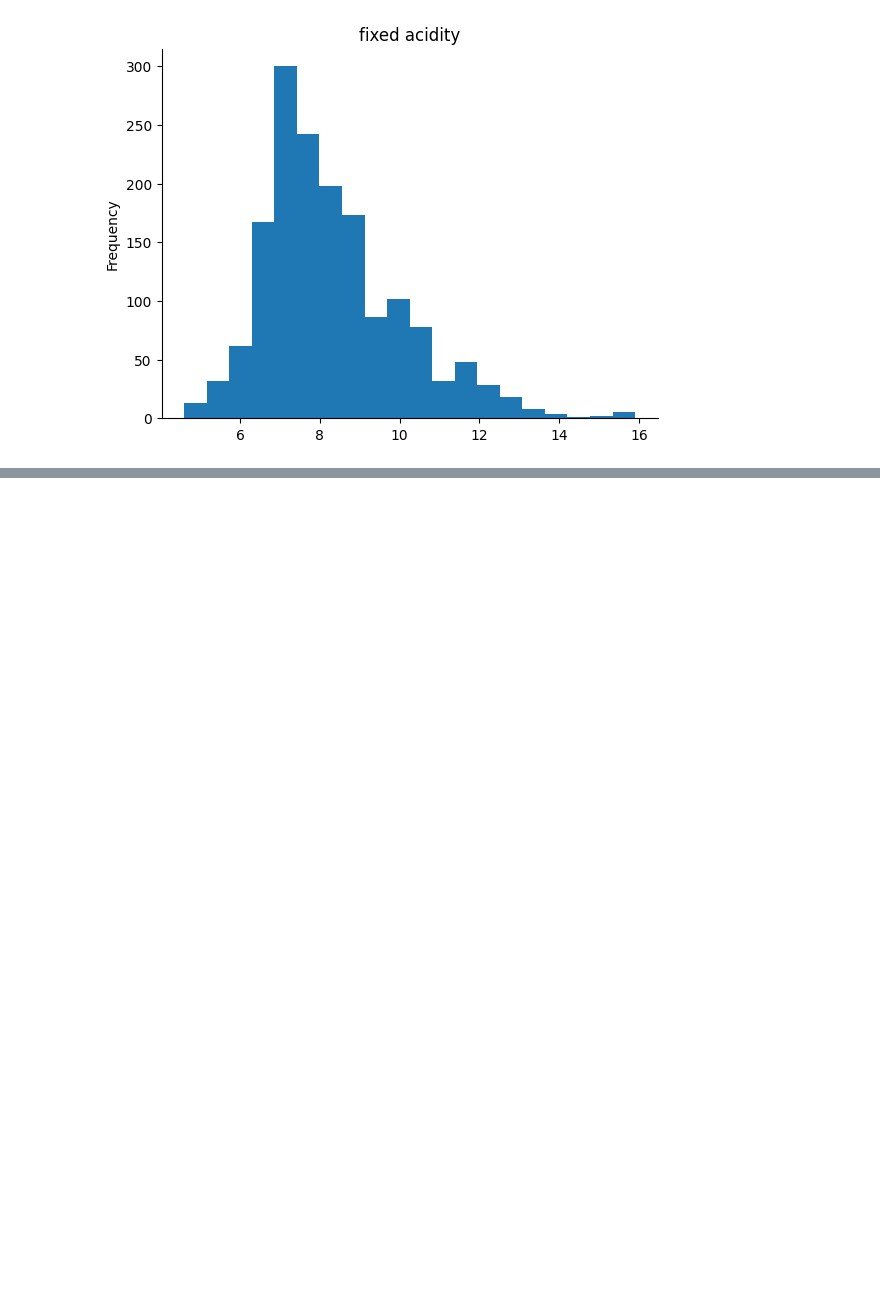
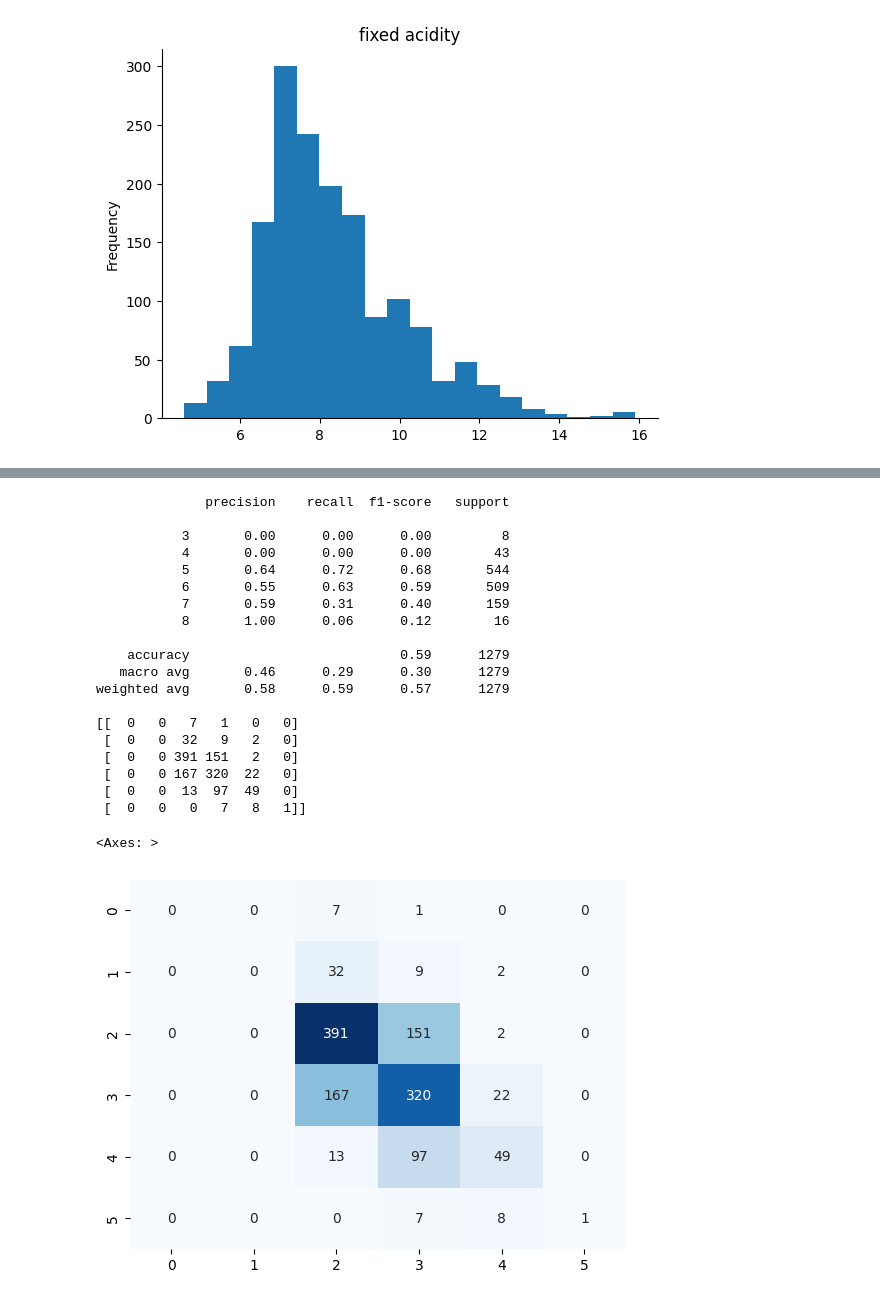
Before and after one commit to alpha597/ML_LAB_ASSIGNMENTS, a Jupyter notebook: ML_Assignment_2.ipynb, the cells around one changed output, grey strips where cells are left out. Saved outputs shown, nothing was run; the diff lists cells and outputs as text; code cells hidden in the pictures; blank space fills up the shorter version.

```diff
--- a/ML_Assignment_2.ipynb
+++ b/ML_Assignment_2.ipynb
@@ -349,0 +384,29 @@ weighted avg       0.65      0.65      0.64       320
+# %%
+rf_classifier = RandomForestClassifier(n_estimators=100, random_state=42)
+rf_classifier.fit(X_pca_train, y_pca_train)
+y_pred = rf_classifier.predict(X_pca_test)
+print(classification_report(y_pca_test, y_pred, zero_division=0))
+print(confusion_matrix(y_pca_test, y_pred))
+sns.heatmap(confusion_matrix(y_pca_test, y_pred), annot=True, fmt='d', cmap='Blues', cbar=False)
+# %% [output]
+              precision    recall  f1-score   support
+
+           3       0.00      0.00      0.00         8
+           4       0.00      0.00      0.00        43
+           5       0.64      0.72      0.68       544
+           6       0.55      0.63      0.59       509
+           7       0.59      0.31      0.40       159
+           8       1.00      0.06      0.12        16
+
+    accuracy                           0.59      1279
+   macro avg       0.46      0.29      0.30      1279
+weighted avg       0.58      0.59      0.57      1279
+
+[[  0   0   7   1   0   0]
+ [  0   0  32   9   2   0]
+ [  0   0 391 151   2   0]
+ [  0   0 167 320  22   0]
+ [  0   0  13  97  49   0]
+ [  0   0   0   7   8   1]]
+<Axes: >
+[figure, added]
```
Also changed, not shown: parts of 10 cells of this notebook.
